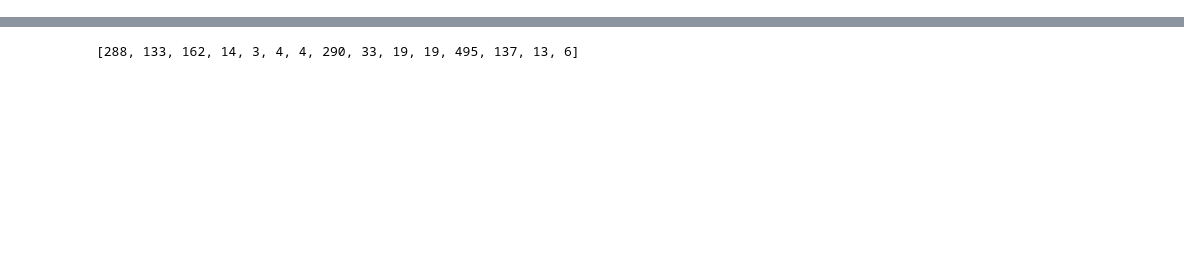
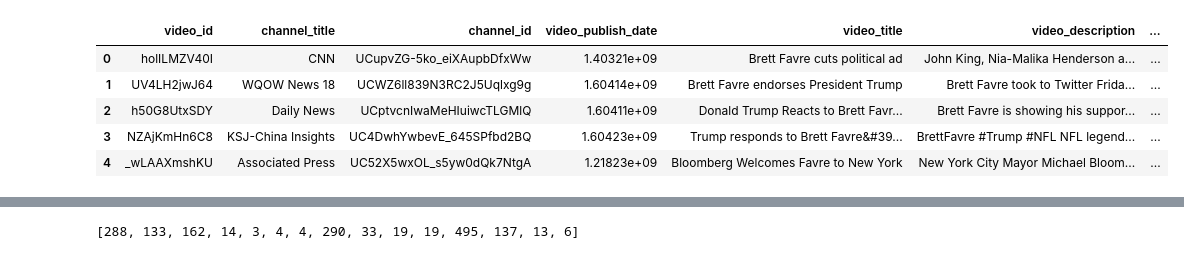
Before and after one commit to daniel-covelli/senior-thesis, a Jupyter notebook: script/viz.ipynb, the cells around one changed output, grey strips where cells are left out. Saved outputs shown, nothing was run; the diff lists cells and outputs as text; code cells hidden in the pictures; blank space fills up the shorter version.

```diff
--- a/script/viz.ipynb
+++ b/script/viz.ipynb
@@ -64,0 +67,9 @@ df_master = pd.concat([df_master, right_set_10, neutral_set_10, left_set_10])
+# %%
+df_master.head()
+# %% [output]
+|  | video_id | channel_title | channel_id | video_publish_date | video_title | video_description | ... |
+| 0 | holILMZV40I | CNN | UCupvZG-5ko_eiXAupbDfxWw | 1.40321e+09 | Brett Favre cuts political ad | John King, Nia-Malika Henderson a... | ... |
+| 1 | UV4LH2jwJ64 | WQOW News 18 | UCWZ6ll839N3RC2J5Uqlxg9g | 1.60414e+09 | Brett Favre endorses President Trump | Brett Favre took to Twitter Frida... | ... |
+| 2 | h50G8UtxSDY | Daily News | UCptvcnIwaMeHIuiwcTLGMlQ | 1.60411e+09 | Donald Trump Reacts to Brett Favr... | Brett Favre is showing his suppor... | ... |
+| 3 | NZAjKmHn6C8 | KSJ-China Insights | UC4DwhYwbevE_645SPfbd2BQ | 1.60423e+09 | Trump responds to Brett Favre&#39... | BrettFavre #Trump #NFL NFL legend... | ... |
+| 4 | _wLAAXmshKU | Associated Press | UC52X5wxOL_s5yw0dQk7NtgA | 1.21823e+09 | Bloomberg Welcomes Favre to New York | New York City Mayor Michael Bloom... | ... |
```
Also changed, not shown: parts of 34 cells of this notebook, 1 other file.
